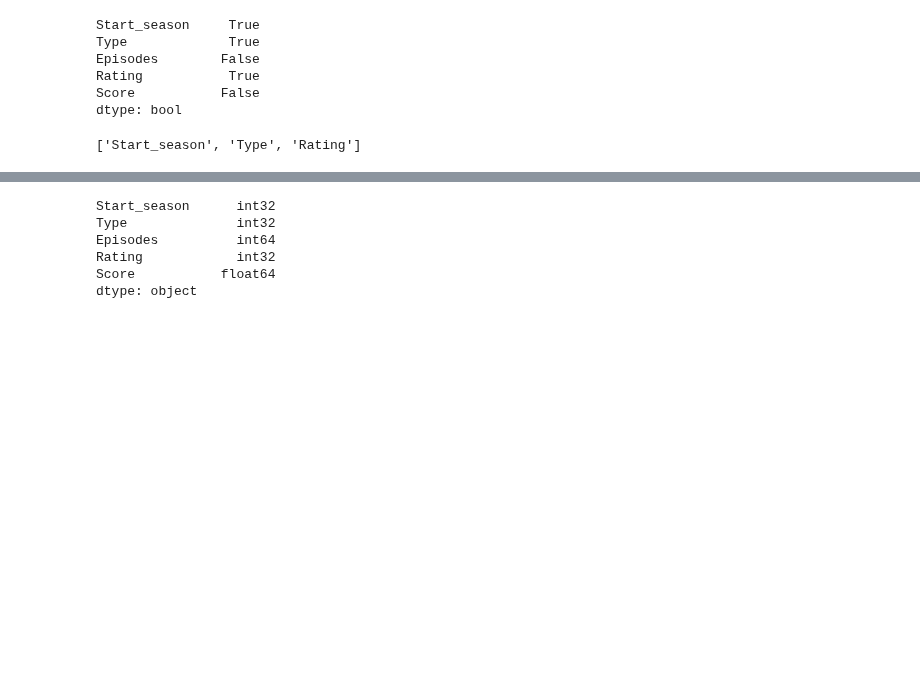
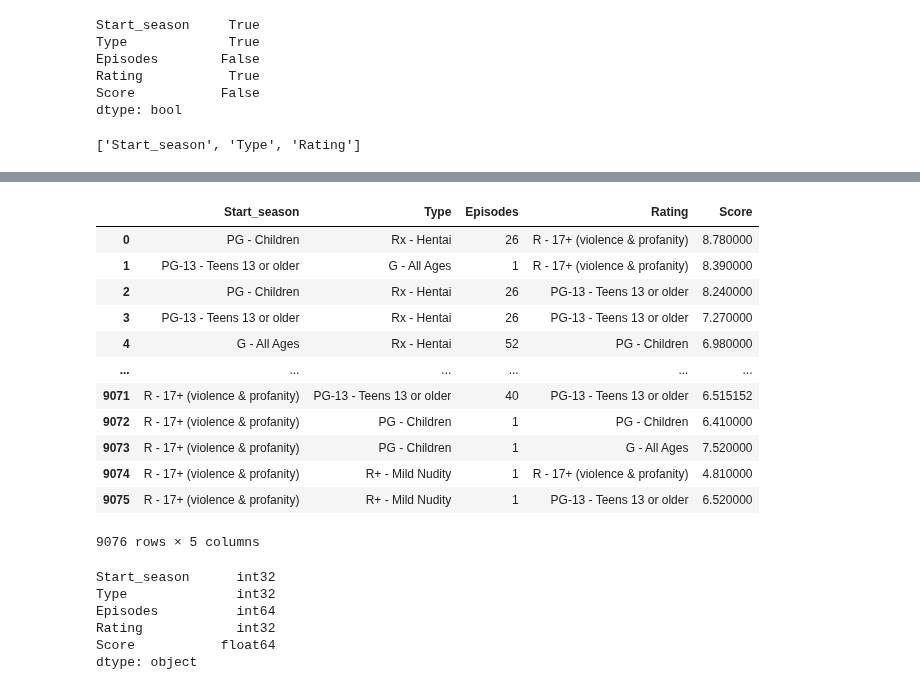
Before and after one commit to Cgarciaz/Machine_Learning, a Jupyter notebook: src/notebooks/modelos_ML.ipynb, the cells around one changed output, grey strips where cells are left out. Cells and saved outputs as stored; diff of their text form; code cells hidden in the pictures; blank space fills up the shorter version.

```diff
--- a/src/notebooks/modelos_ML.ipynb
+++ b/src/notebooks/modelos_ML.ipynb
@@ -182,3 +209,19 @@ for c in categorical_cols:
+# %%
+train_3
+# %% [output]
+|  | Start_season | Type | Episodes | Rating | Score |
+| 0 | PG - Children | Rx - Hentai | 26 | R - 17+ (violence & profanity) | 8.780000 |
+| 1 | PG-13 - Teens 13 or older | G - All Ages | 1 | R - 17+ (violence & profanity) | 8.390000 |
+| 2 | PG - Children | Rx - Hentai | 26 | PG-13 - Teens 13 or older | 8.240000 |
+| 3 | PG-13 - Teens 13 or older | Rx - Hentai | 26 | PG-13 - Teens 13 or older | 7.270000 |
+| 4 | G - All Ages | Rx - Hentai | 52 | PG - Children | 6.980000 |
+| ... | ... | ... | ... | ... | ... |
+| 9071 | R - 17+ (violence & profanity) | PG-13 - Teens 13 or older | 40 | PG-13 - Teens 13 or older | 6.515152 |
+| 9072 | R - 17+ (violence & profanity) | PG - Children | 1 | PG - Children | 6.410000 |
+| 9073 | R - 17+ (violence & profanity) | PG - Children | 1 | G - All Ages | 7.520000 |
+| 9074 | R - 17+ (violence & profanity) | R+ - Mild Nudity | 1 | R - 17+ (violence & profanity) | 4.810000 |
+| 9075 | R - 17+ (violence & profanity) | R+ - Mild Nudity | 1 | PG-13 - Teens 13 or older | 6.520000 |
+9076 rows × 5 columns
 # %%
 # # Ver un regisro
 # is_male = train_3.loc[:, 'anime_id'] == 1
```
Also changed, not shown: parts of 5 cells of this notebook.
